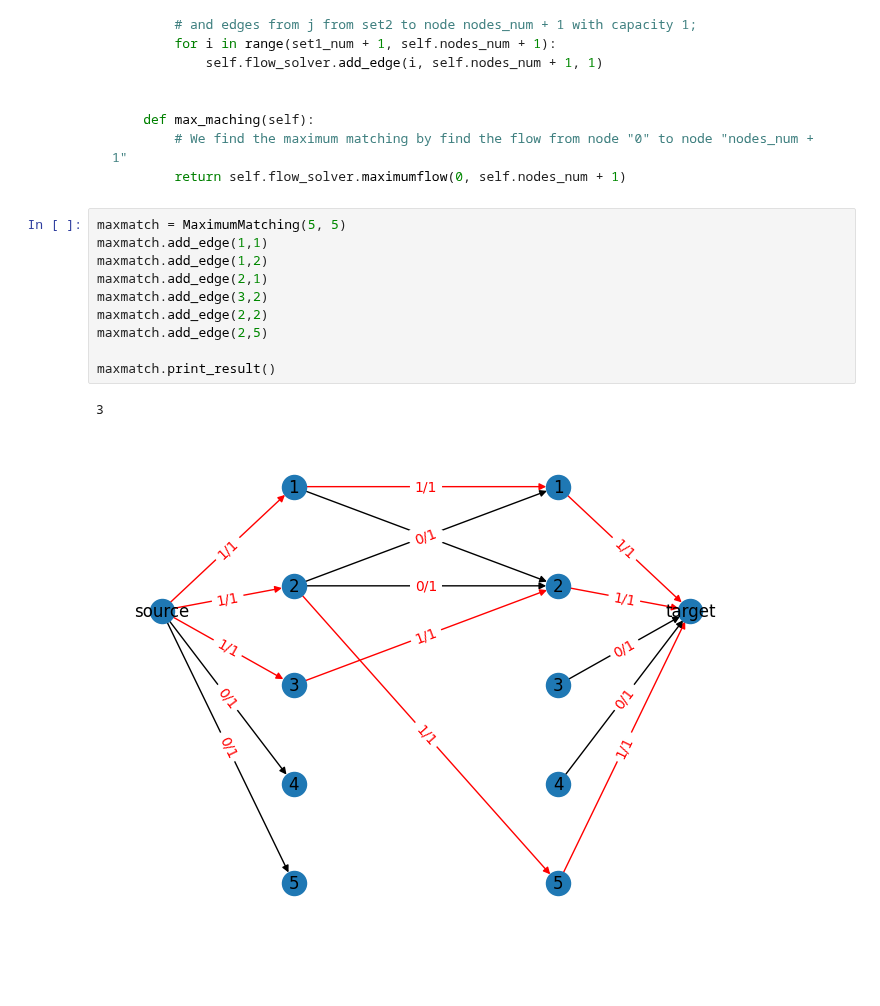
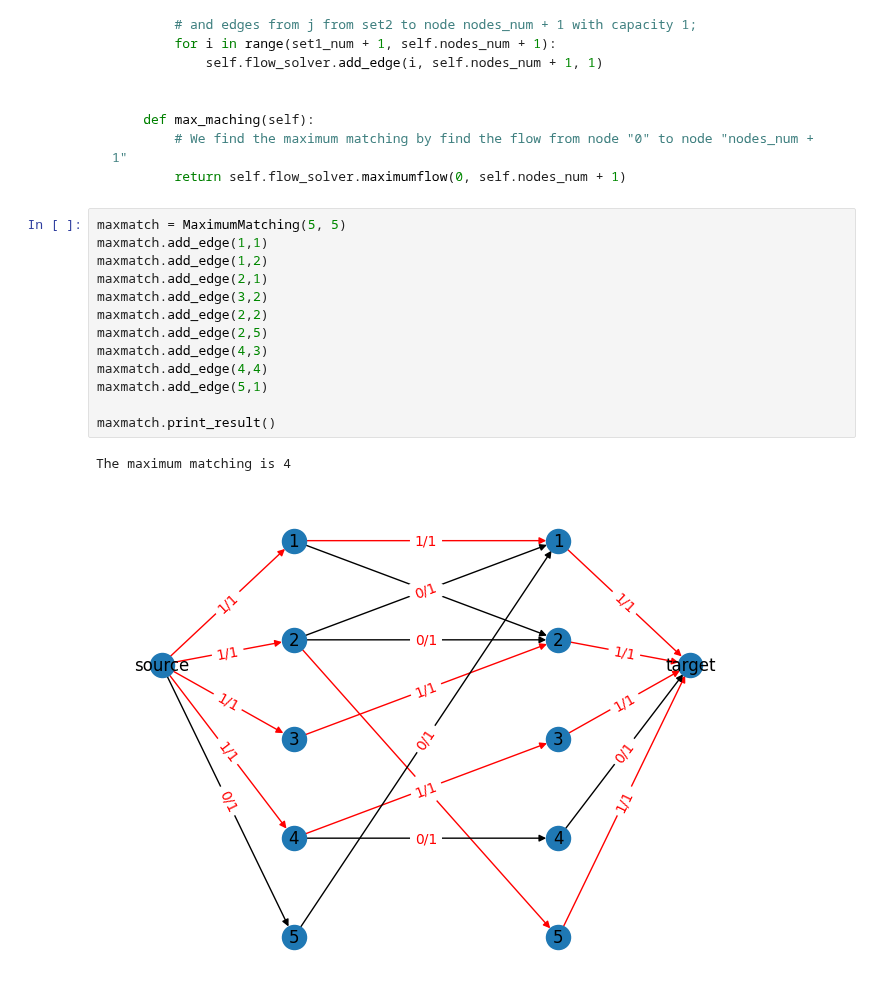
Before and after one commit to yukun-impa/algorithm-homework, a Jupyter notebook: main.ipynb, the cells around one changed output. Cells and saved outputs as stored; diff of their text form; blank space fills up the shorter version.

```diff
--- a/main.ipynb
+++ b/main.ipynb
@@ -116,16 +144,19 @@ A glimpse of implementation of MaximumMatching class:
 # %%
 maxmatch = MaximumMatching(5, 5)
 maxmatch.add_edge(1,1)
 maxmatch.add_edge(1,2)
 maxmatch.add_edge(2,1)
 maxmatch.add_edge(3,2)
 maxmatch.add_edge(2,2)
 maxmatch.add_edge(2,5)
+maxmatch.add_edge(4,3)
+maxmatch.add_edge(4,4)
+maxmatch.add_edge(5,1)
 
 maxmatch.print_result()
 # %% [output]
-3
+The maximum matching is 4
-[figure, old version]
+[figure, new version]
 # %% [markdown]
 There is an alternative way to find the maximum matching. Define the following:
 - An alternating path is a path in which the eges alternately belong/do not belong to the matching.
```
Also changed, not shown: parts of 10 cells of this notebook, 3 other files.
